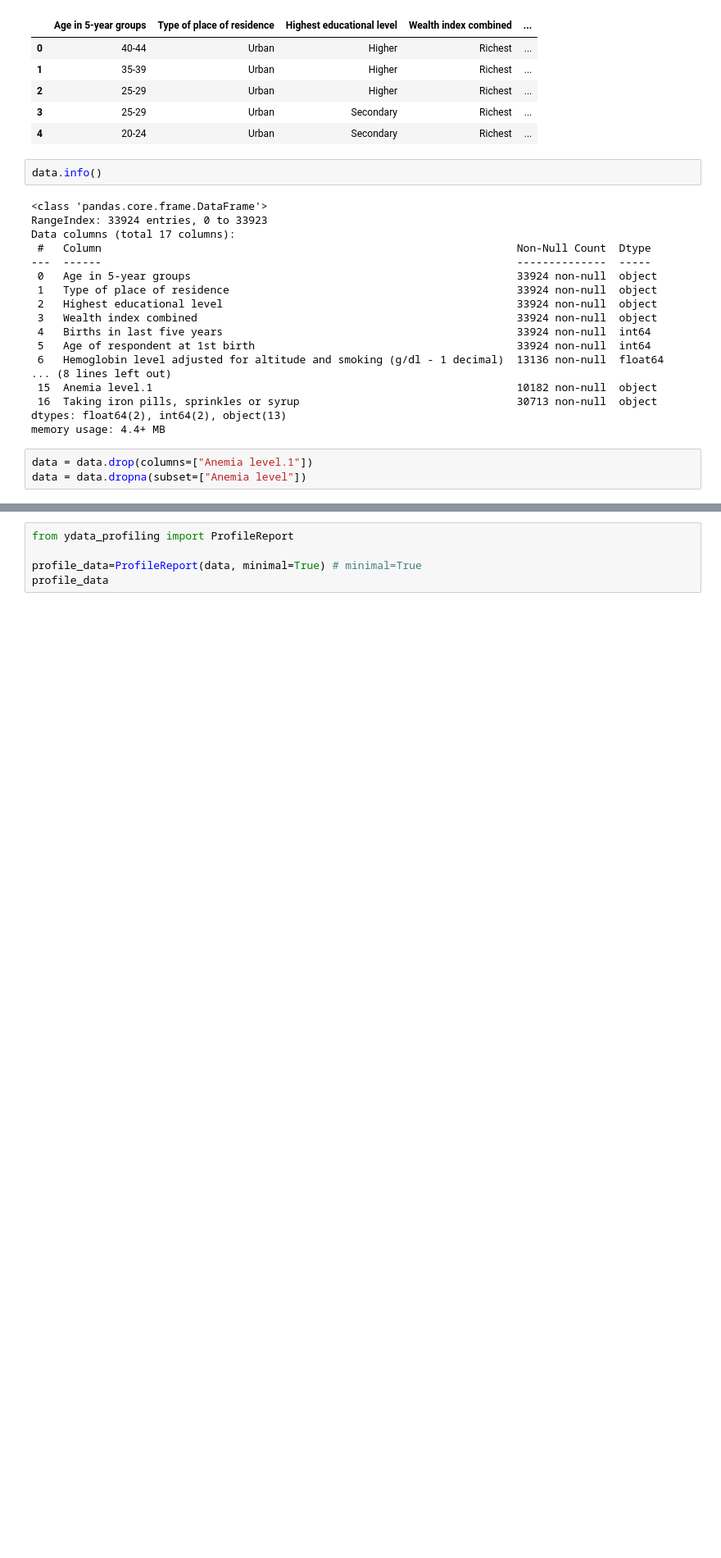
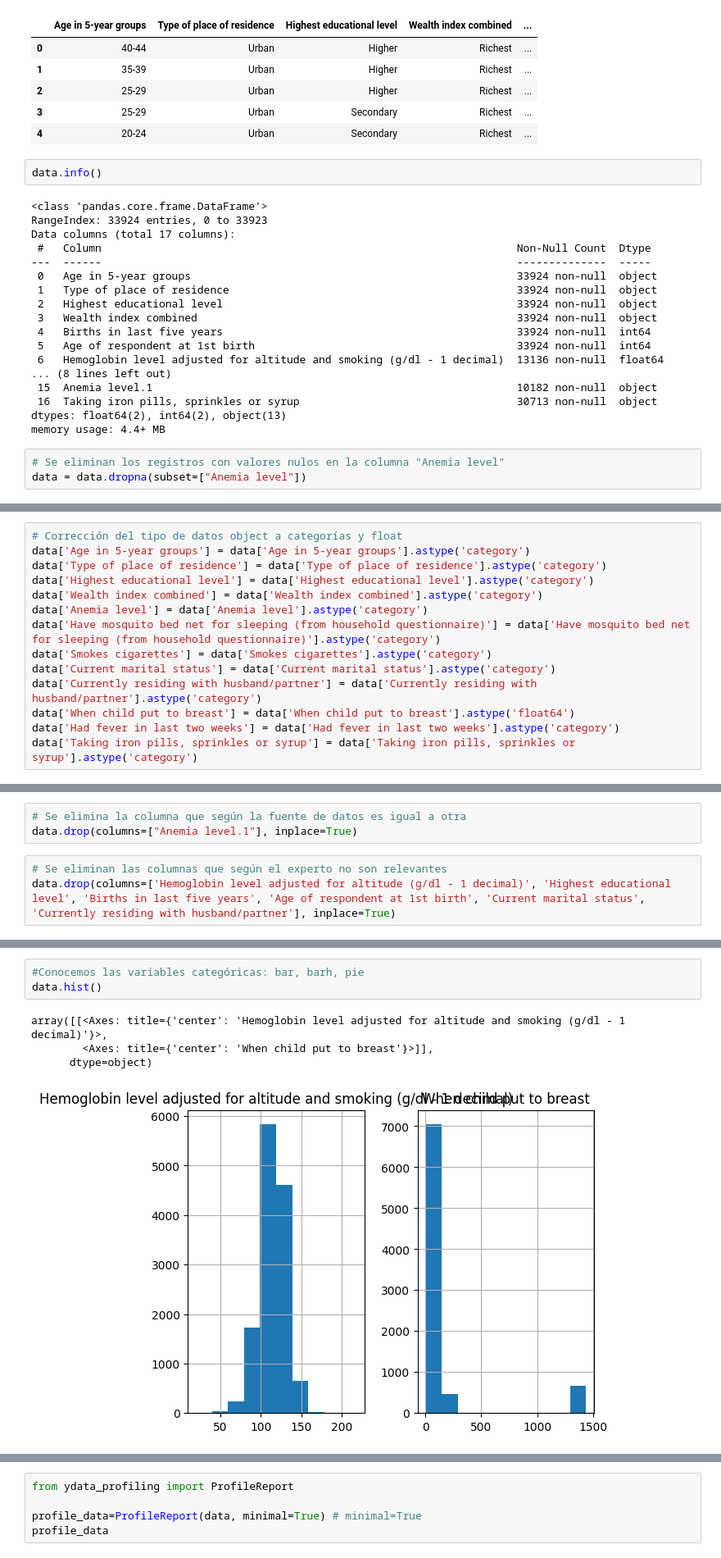
Before and after one commit to samuelperezh/factores-anemia-mineria, a Jupyter notebook: preparacion.ipynb, the cells around one changed output, grey strips where cells are left out. Shown at 82% size. Saved outputs shown, nothing was run; the diff lists cells and outputs as text; blank space fills up the shorter version.

Commit message:
FInalización del notebook de preparación de datos

```diff
--- a/preparacion.ipynb
+++ b/preparacion.ipynb
@@ -40,5 +50,5 @@ Data columns (total 17 columns):
 dtypes: float64(2), int64(2), object(13)
 memory usage: 4.4+ MB
 # %%
-data = data.drop(columns=["Anemia level.1"])
+# Se eliminan los registros con valores nulos en la columna "Anemia level"
 data = data.dropna(subset=["Anemia level"])
@@ -75,3 +58,17 @@ Name: count, dtype: int64
+# %%
+# Corrección del tipo de datos object a categorías y float
+data['Age in 5-year groups'] = data['Age in 5-year groups'].astype('category')
+data['Type of place of residence'] = data['Type of place of residence'].astype('category')
+data['Highest educational level'] = data['Highest educational level'].astype('category')
+data['Wealth index combined'] = data['Wealth index combined'].astype('category')
+data['Anemia level'] = data['Anemia level'].astype('category')
+data['Have mosquito bed net for sleeping (from household questionnaire)'] = data['Have mosquito bed net for sleeping (from household questionnaire)'].astype('category')
+data['Smokes cigarettes'] = data['Smokes cigarettes'].astype('category')
+data['Current marital status'] = data['Current marital status'].astype('category')
+data['Currently residing with husband/partner'] = data['Currently residing with husband/partner'].astype('category')
+data['When child put to breast'] = data['When child put to breast'].astype('float64')
+data['Had fever in last two weeks'] = data['Had fever in last two weeks'].astype('category')
+data['Taking iron pills, sprinkles or syrup'] = data['Taking iron pills, sprinkles or syrup'].astype('category')
 # %%
 data.info()
 # %% [output]
@@ -94,0 +94,6 @@ memory usage: 1.7+ MB
+# %%
+# Se elimina la columna que según la fuente de datos es igual a otra
+data.drop(columns=["Anemia level.1"], inplace=True)
+# %%
+# Se eliminan las columnas que según el experto no son relevantes
+data.drop(columns=['Hemoglobin level adjusted for altitude (g/dl - 1 decimal)', 'Highest educational level', 'Births in last five years', 'Age of respondent at 1st birth', 'Current marital status', 'Currently residing with husband/partner'], inplace=True)
@@ -94,0 +135,8 @@ memory usage: 1.7+ MB
+# %%
+#Conocemos las variables categóricas: bar, barh, pie
+data.hist()
+# %% [output]
+array([[<Axes: title={'center': 'Hemoglobin level adjusted for altitude and smoking (g/dl - 1 decimal)'}>,
+        <Axes: title={'center': 'When child put to breast'}>]],
+      dtype=object)
+[figure, added]
```
Also changed, not shown: parts of 40 cells of this notebook, 2 other files.
